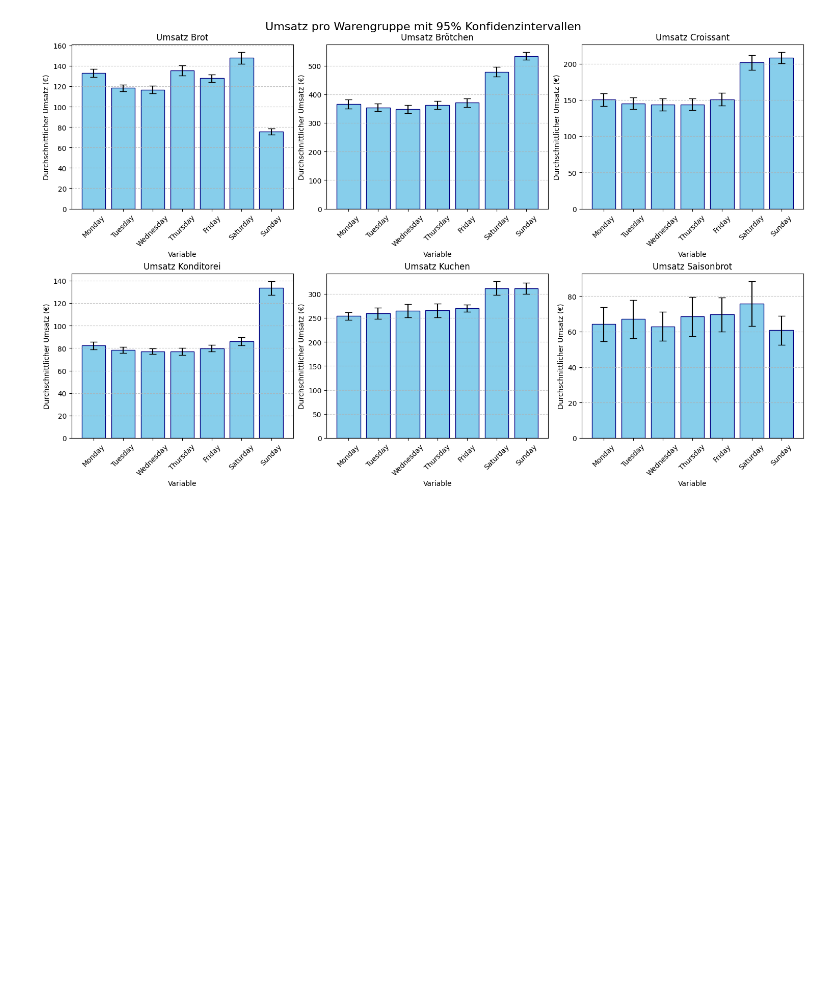
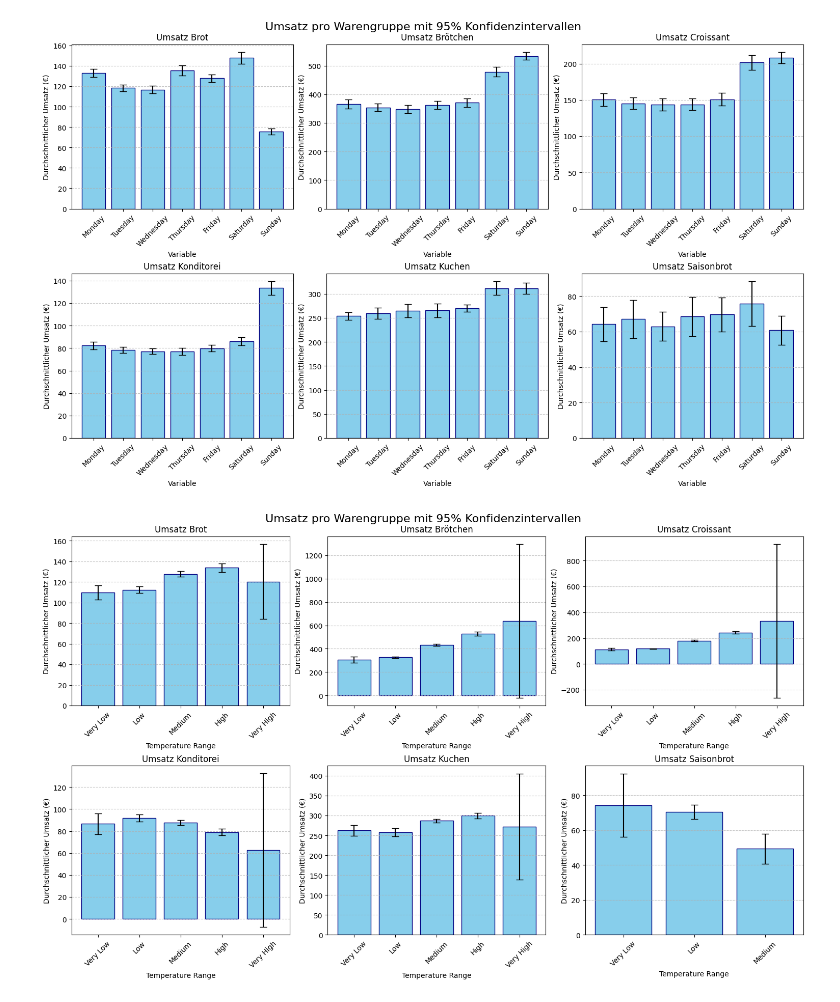
Before and after one commit to Fiesa00/DS_ML_Gr_1.5, a Jupyter notebook: 1_DatasetCharacteristics/Characteristics.ipynb, the cells around one changed output. Drawn from its saved outputs; the diff is of its cells as text; code cells hidden in the pictures; blank space fills up the shorter version.

Commit message:
Data Characteristics

```diff
--- a/1_DatasetCharacteristics/Characteristics.ipynb
+++ b/1_DatasetCharacteristics/Characteristics.ipynb
@@ -68,3 +68,75 @@ plt.suptitle('Umsatz pro Warengruppe mit 95% Konfidenzintervallen', fontsize=16,
 plt.show()
 # %% [output]
 [figure]
+# %%
+import pandas as pd
+import numpy as np
+import matplotlib.pyplot as plt
+from scipy.stats import sem, t
+
+# Read data
+data = pd.read_csv("/workspaces/DS_ML_Gr_1.5/2_BaselineModel/merged_data_new.csv")
+
+# Definiere die kontinuierliche Variable, z.B. Temperatur
+data['Temperatur'] = data['Temperatur']  # Assuming 'Temperature' is the column for temperature
+
+# Binning der Temperatur (beispielhafte Bins: sehr niedrig, niedrig, mittel, hoch, sehr hoch)
+bins = [-np.inf, 0, 10, 20, 30, np.inf]  # Set appropriate bin values depending on the range of temperature
+labels = ['Very Low', 'Low', 'Medium', 'High', 'Very High']  # Labels for each bin
+data['Temperature_bin'] = pd.cut(data['Temperatur'], bins=bins, labels=labels)
+
+# Definieren der Warengruppen-Beschriftungen
+Warengruppe = [1, 2, 3, 4, 5, 6]
+Backwaren = ["Brot", "Brötchen", "Croissant", "Konditorei", "Kuchen", "Saisonbrot"]
+
+# Konfidenzintervall-Berechnung für jede Warengruppe
+confidence = 0.95  # 95% Konfidenzintervall
+
+# Detaillierte Konfidenzintervall-Berechnung
+def calculate_confidence_interval(group):
+    mean = group['Umsatz'].mean()
+    count = len(group)
+    std = group['Umsatz'].std()
+    standard_error = std / np.sqrt(count)
+    t_value = t.ppf((1 + confidence) / 2, count - 1)
+    ci_width = t_value * standard_error
+    return pd.Series({
+        'mean': mean,
+        'ci_lower': mean - ci_width,
+        'ci_upper': mean + ci_width
+    })
+
+# Gruppierung nach Temperatur-Bin und Warengruppe mit Konfidenzintervallen
+summary = data.groupby(['Temperature_bin', 'Warengruppe']).apply(calculate_confidence_interval).reset_index()
+
+# Ersetzen der Warengruppen-Nummern durch Backwaren-Namen
+summary['Warengruppe'] = summary['Warengruppe'].map(dict(zip(Warengruppe, Backwaren)))
+
+# Visualisierung mit Konfidenzintervallen für jede Warengruppe
+plt.figure(figsize=(15, 9), constrained_layout=True)
+
+# Liste der Warengruppen
+warengruppen = summary['Warengruppe'].unique()
+
+# Subplots für jede Warengruppe
+for i, gruppe in enumerate(warengruppen, 1):
+    plt.subplot(2, 3, i)
+    gruppe_data = summary[summary['Warengruppe'] == gruppe]
+
+    # Sortieren nach Temperatur-Bin
+    gruppe_data = gruppe_data.sort_values('Temperature_bin')
+
+    plt.bar(gruppe_data['Temperature_bin'], gruppe_data['mean'], yerr=(gruppe_data['mean'] - gruppe_data['ci_lower'], gruppe_data['ci_upper'] - gruppe_data['mean']),
+            capsize=5, color='skyblue', edgecolor='navy')
+
+    plt.title(f'Umsatz {gruppe}')
+    plt.xlabel('Temperature Range')
+    plt.ylabel('Durchschnittlicher Umsatz (€)')
+    plt.xticks(rotation=45)
+    plt.grid(axis='y', linestyle='--', alpha=0.7)
+
+# Titel mit mehr Abstand
+plt.suptitle('Umsatz pro Warengruppe mit 95% Konfidenzintervallen', fontsize=16, y=1.02)
+plt.show()
+# %% [output]
+[figure, added]
```
